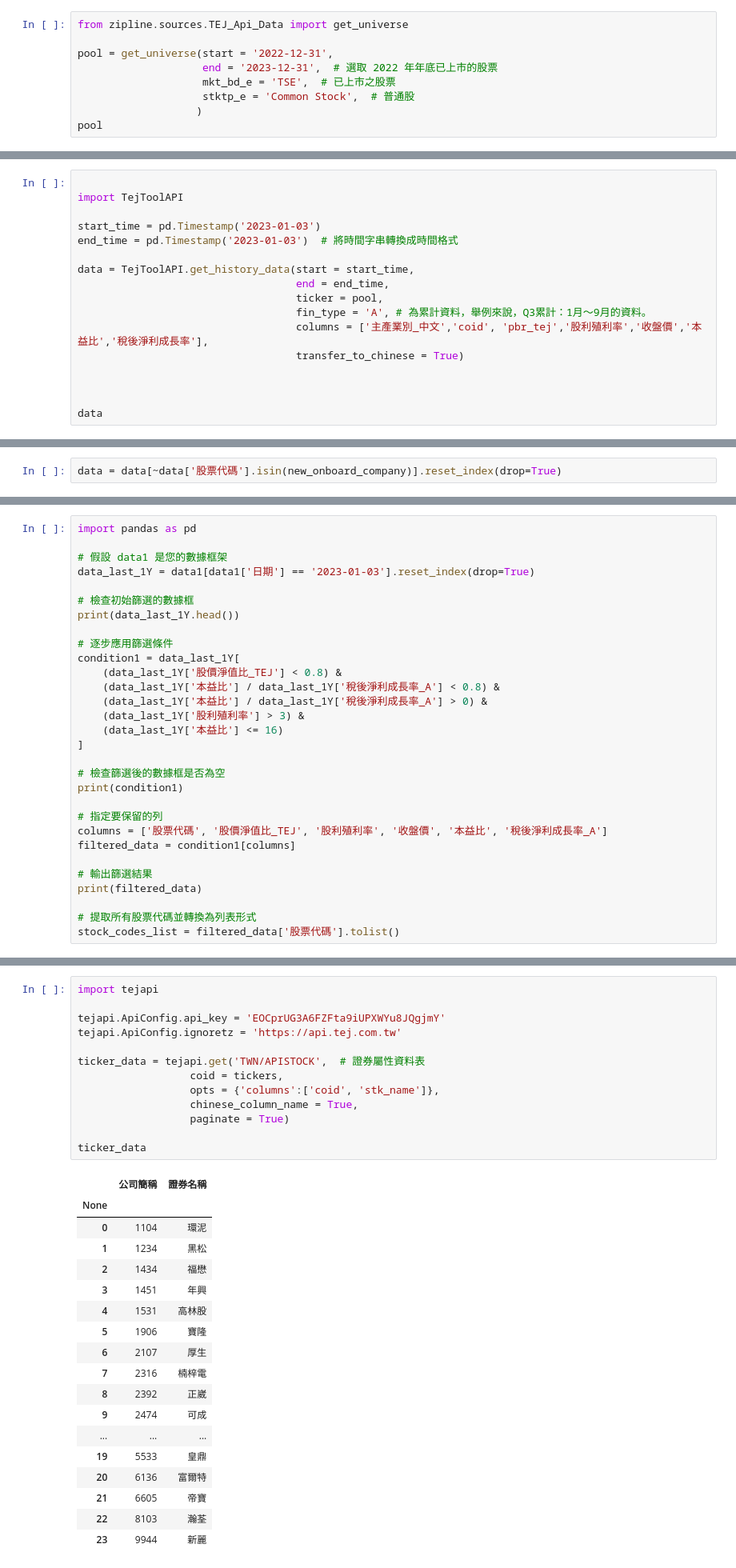
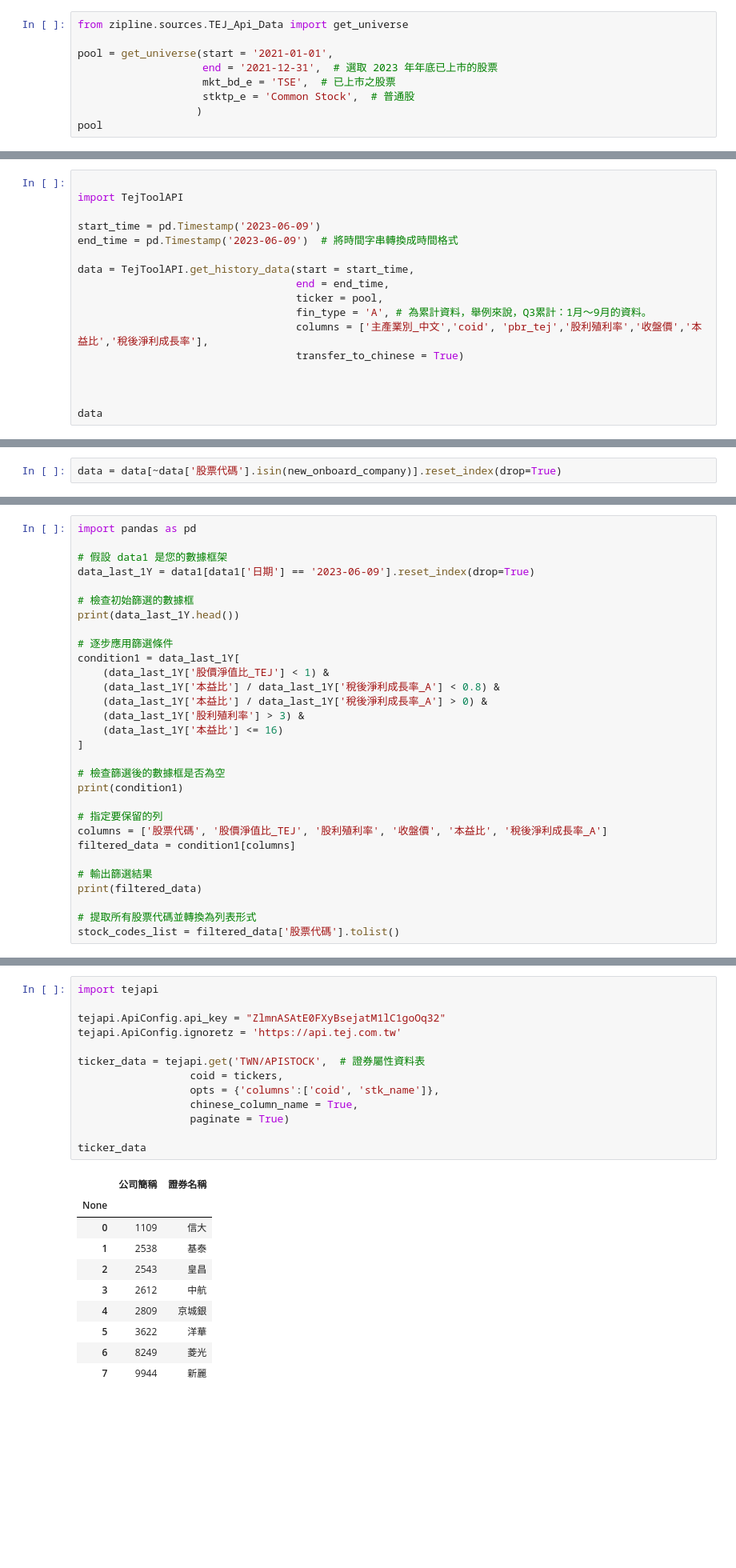
Before and after one commit to appledata9641/fin_data, a Jupyter notebook: 期末選股策略.ipynb, the cells around one changed output, grey strips where cells are left out. Shown at 80% size. Drawn from its saved outputs; the diff is of its cells as text; blank space fills up the shorter version.

```diff
--- a/期末選股策略.ipynb
+++ b/期末選股策略.ipynb
@@ -37,8 +30,8 @@ p.s. 關於 `get_universe()` 的說明，可參考 TQuant Lab github：[get_univ
 # %%
 from zipline.sources.TEJ_Api_Data import get_universe
 
-pool = get_universe(start = '2022-12-31',
-                    end = '2023-12-31',  # 選取 2022 年年底已上市的股票
+pool = get_universe(start = '2021-01-01',
+                    end = '2021-12-31',  # 選取 2023 年年底已上市的股票
                     mkt_bd_e = 'TSE',  # 已上市之股票
                     stktp_e = 'Common Stock',  # 普通股
                    )
@@ -71,8 +64,8 @@ len(pool)
 
 import TejToolAPI
 
-start_time = pd.Timestamp('2023-01-03')
-end_time = pd.Timestamp('2023-01-03')  # 將時間字串轉換成時間格式
+start_time = pd.Timestamp('2023-06-09')
+end_time = pd.Timestamp('2023-06-09')  # 將時間字串轉換成時間格式
 
 data = TejToolAPI.get_history_data(start = start_time,
                                    end = end_time,
@@ -152,14 +130,14 @@ print(filtered_data)
 import pandas as pd
 
 # 假設 data1 是您的數據框架
-data_last_1Y = data1[data1['日期'] == '2023-01-03'].reset_index(drop=True)
+data_last_1Y = data1[data1['日期'] == '2023-06-09'].reset_index(drop=True)
 
 # 檢查初始篩選的數據框
 print(data_last_1Y.head())
 
 # 逐步應用篩選條件
 condition1 = data_last_1Y[
-    (data_last_1Y['股價淨值比_TEJ'] < 0.8) &
+    (data_last_1Y['股價淨值比_TEJ'] < 1) &
     (data_last_1Y['本益比'] / data_last_1Y['稅後淨利成長率_A'] < 0.8) &
     (data_last_1Y['本益比'] / data_last_1Y['稅後淨利成長率_A'] > 0) &
     (data_last_1Y['股利殖利率'] > 3) &
@@ -232,35 +194,27 @@ len(tickers)
 # %%
 import tejapi
 
-tejapi.ApiConfig.api_key = 'EOCprUG3A6FZFta9iUPXWYu8JQgjmY'
+tejapi.ApiConfig.api_key = "ZlmnASAtE0FXyBsejatM1lC1goOq32"
 tejapi.ApiConfig.ignoretz = 'https://api.tej.com.tw'
 
 ticker_data = tejapi.get('TWN/APISTOCK',  # 證券屬性資料表
                   coid = tickers,
                   opts = {'columns':['coid', 'stk_name']},
                   chinese_column_name = True,
                   paginate = True)
 
 ticker_data
 # %% [output]
 |  | 公司簡稱 | 證券名稱 |
 | None |  |  |
-| 0 | 1104 | 環泥 |
-| 1 | 1234 | 黑松 |
-| 2 | 1434 | 福懋 |
-| 3 | 1451 | 年興 |
-| 4 | 1531 | 高林股 |
-| 5 | 1906 | 寶隆 |
-| 6 | 2107 | 厚生 |
-| 7 | 2316 | 楠梓電 |
-| 8 | 2392 | 正崴 |
-| 9 | 2474 | 可成 |
-| ... | ... | ... |
-| 19 | 5533 | 皇鼎 |
-| 20 | 6136 | 富爾特 |
-| 21 | 6605 | 帝寶 |
-| 22 | 8103 | 瀚荃 |
-| 23 | 9944 | 新麗 |
+| 0 | 1109 | 信大 |
+| 1 | 2538 | 基泰 |
+| 2 | 2543 | 皇昌 |
+| 3 | 2612 | 中航 |
+| 4 | 2809 | 京城銀 |
+| 5 | 3622 | 洋華 |
+| 6 | 8249 | 菱光 |
+| 7 | 9944 | 新麗 |
 # %% [markdown]
 ## 利用 TQuant Lab 回測股票池買進持有 1 年的績效
 # %% [markdown]
```
Also changed, not shown: parts of 19 cells of this notebook.
